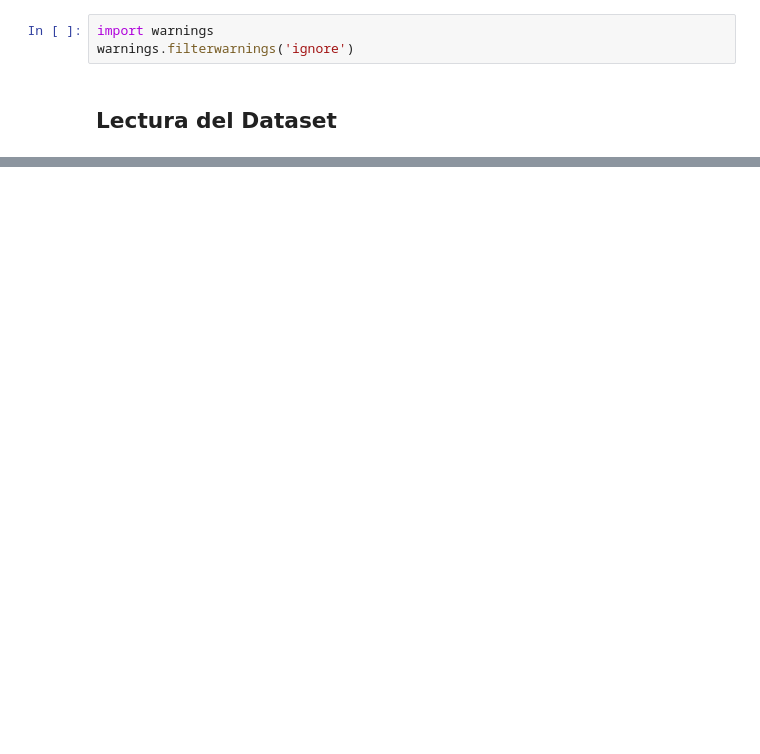
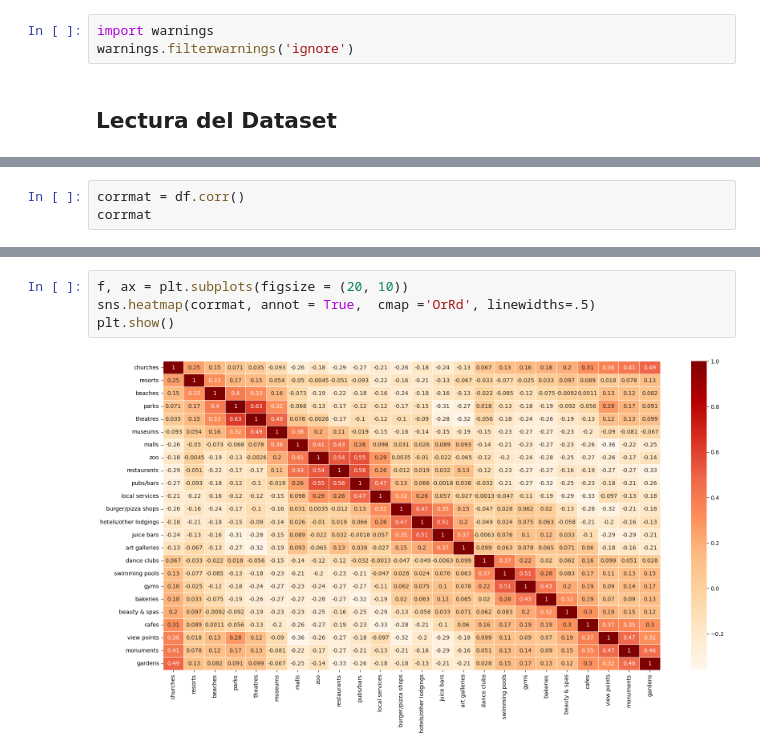
Before and after one commit to Leostark95/Analitica_2_Proyecto_2, a Jupyter notebook: Notebook.ipynb, the cells around one changed output, grey strips where cells are left out. Drawn from its saved outputs; the diff is of its cells as text; blank space fills up the shorter version.

```diff
--- a/Notebook.ipynb
+++ b/Notebook.ipynb
@@ -56,0 +226,3 @@ df.head()
+# %%
+corrmat = df.corr()
+corrmat
@@ -56,0 +247,6 @@ df.head()
+# %%
+f, ax = plt.subplots(figsize = (20, 10))
+sns.heatmap(corrmat, annot = True,  cmap ='OrRd', linewidths=.5)
+plt.show()
+# %% [output]
+[figure, added]
```
Also changed, not shown: parts of 27 cells of this notebook, 1 other file.
